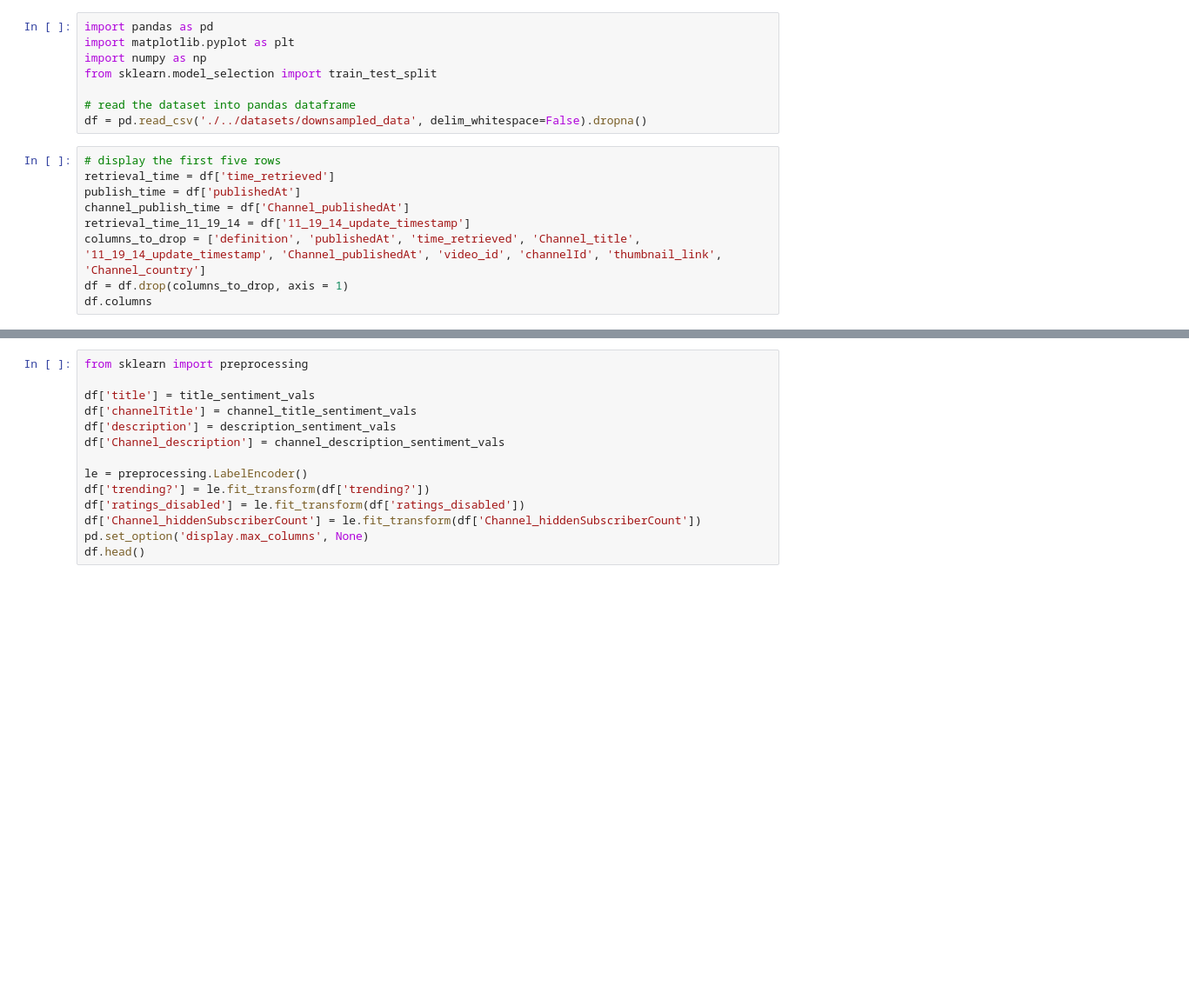
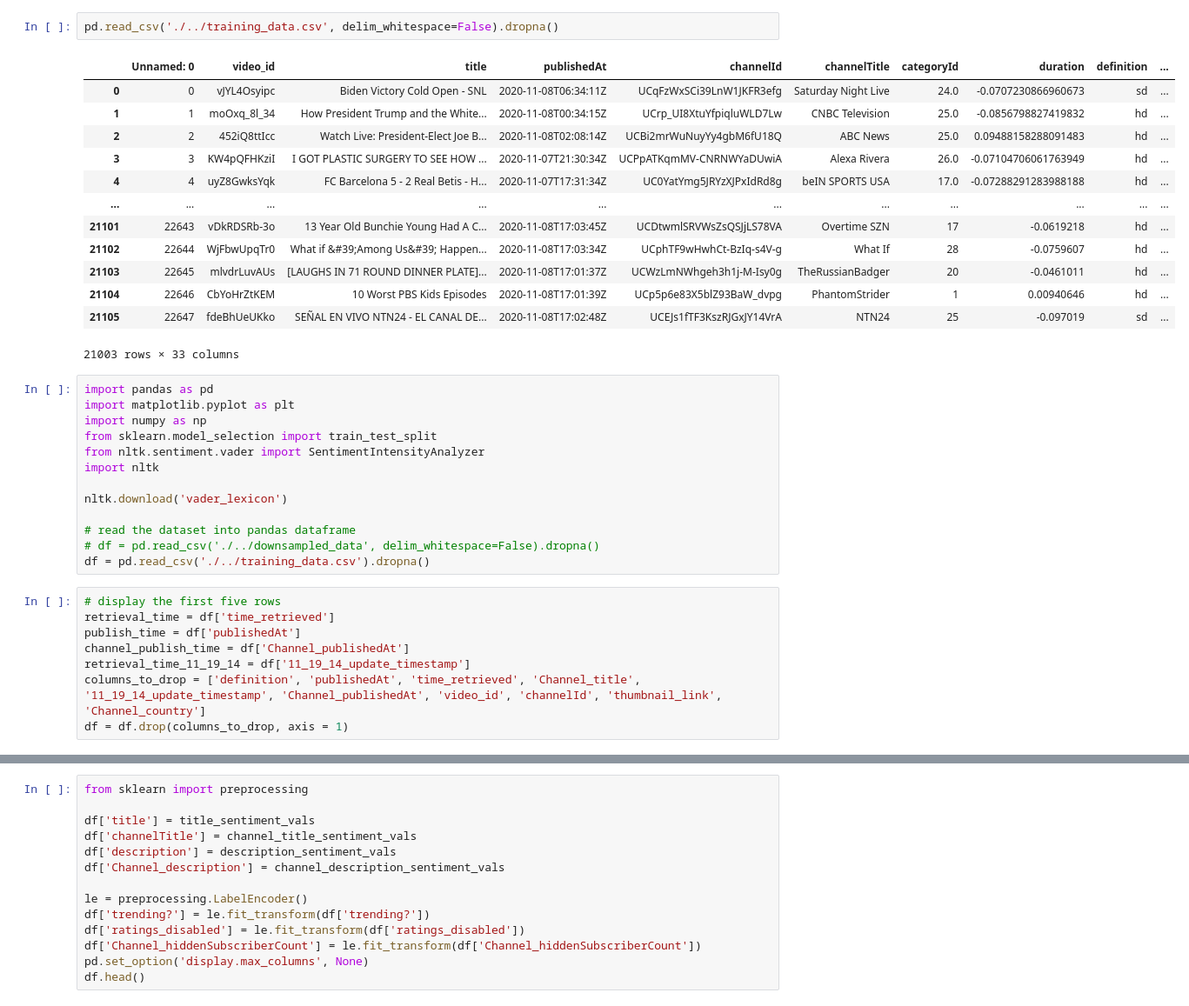
Before and after one commit to nsrazdan/ECS-171-Group8, a Jupyter notebook: ml/Project-ML.ipynb, the cells around one changed output, grey strips where cells are left out. Shown at 87% size. Drawn from its saved outputs; the diff is of its cells as text; blank space fills up the shorter version.

```diff
--- a/ml/Project-ML.ipynb
+++ b/ml/Project-ML.ipynb
@@ -1,11 +54,32 @@
+# %%
+pd.read_csv('./../training_data.csv', delim_whitespace=False).dropna()
+# %% [output]
+|  | Unnamed: 0 | video_id | title | publishedAt | channelId | channelTitle | categoryId | duration | definition | ... |
+| 0 | 0 | vJYL4Osyipc | Biden Victory Cold Open - SNL | 2020-11-08T06:34:11Z | UCqFzWxSCi39LnW1JKFR3efg | Saturday Night Live | 24.0 | -0.0707230866960673 | sd | ... |
+| 1 | 1 | moOxq_8l_34 | How President Trump and the White... | 2020-11-08T00:34:15Z | UCrp_UI8XtuYfpiqluWLD7Lw | CNBC Television | 25.0 | -0.0856798827419832 | hd | ... |
+| 2 | 2 | 452iQ8ttIcc | Watch Live: President-Elect Joe B... | 2020-11-08T02:08:14Z | UCBi2mrWuNuyYy4gbM6fU18Q | ABC News | 25.0 | 0.09488158288091483 | hd | ... |
+| 3 | 3 | KW4pQFHKziI | I GOT PLASTIC SURGERY TO SEE HOW ... | 2020-11-07T21:30:34Z | UCPpATKqmMV-CNRNWYaDUwiA | Alexa Rivera | 26.0 | -0.07104706061763949 | hd | ... |
+| 4 | 4 | uyZ8GwksYqk | FC Barcelona 5 - 2 Real Betis - H... | 2020-11-07T17:31:34Z | UC0YatYmg5JRYzXJPxIdRd8g | beIN SPORTS USA | 17.0 | -0.07288291283988188 | hd | ... |
+| ... | ... | ... | ... | ... | ... | ... | ... | ... | ... | ... |
+| 21101 | 22643 | vDkRDSRb-3o | 13 Year Old Bunchie Young Had A C... | 2020-11-08T17:03:45Z | UCDtwmlSRVWsZsQSJjLS78VA | Overtime SZN | 17 | -0.0619218 | hd | ... |
+| 21102 | 22644 | WjFbwUpqTr0 | What if &#39;Among Us&#39; Happen... | 2020-11-08T17:03:34Z | UCphTF9wHwhCt-BzIq-s4V-g | What If | 28 | -0.0759607 | hd | ... |
+| 21103 | 22645 | mlvdrLuvAUs | [LAUGHS IN 71 ROUND DINNER PLATE]... | 2020-11-08T17:01:37Z | UCWzLmNWhgeh3h1j-M-Isy0g | TheRussianBadger | 20 | -0.0461011 | hd | ... |
+| 21104 | 22646 | CbYoHrZtKEM | 10 Worst PBS Kids Episodes | 2020-11-08T17:01:39Z | UCp5p6e83X5blZ93BaW_dvpg | PhantomStrider | 1 | 0.00940646 | hd | ... |
+| 21105 | 22647 | fdeBhUeUKko | SEÑAL EN VIVO NTN24 - EL CANAL DE... | 2020-11-08T17:02:48Z | UCEJs1fTF3KszRJGxJY14VrA | NTN24 | 25 | -0.097019 | sd | ... |
+21003 rows × 33 columns
 # %%
 import pandas as pd
 import matplotlib.pyplot as plt
 import numpy as np
 from sklearn.model_selection import train_test_split
+from nltk.sentiment.vader import SentimentIntensityAnalyzer
+import nltk
+
+nltk.download('vader_lexicon')
 
 # read the dataset into pandas dataframe
-df = pd.read_csv('./../datasets/downsampled_data', delim_whitespace=False).dropna()
+# df = pd.read_csv('./../downsampled_data', delim_whitespace=False).dropna()
+df = pd.read_csv('./../training_data.csv').dropna()
 # %%
 # display the first five rows
 retrieval_time = df['time_retrieved']
@@ -14,7 +88,6 @@ channel_publish_time = df['Channel_publishedAt']
 retrieval_time_11_19_14 = df['11_19_14_update_timestamp']
 columns_to_drop = ['definition', 'publishedAt', 'time_retrieved', 'Channel_title', '11_19_14_update_timestamp', 'Channel_publishedAt', 'video_id', 'channelId', 'thumbnail_link', 'Channel_country']
 df = df.drop(columns_to_drop, axis = 1)
-df.columns
 # %%
 ## time updates
 import dateutil.parser as parser
```
Also changed, not shown: parts of 9 cells of this notebook, 1 other file.
